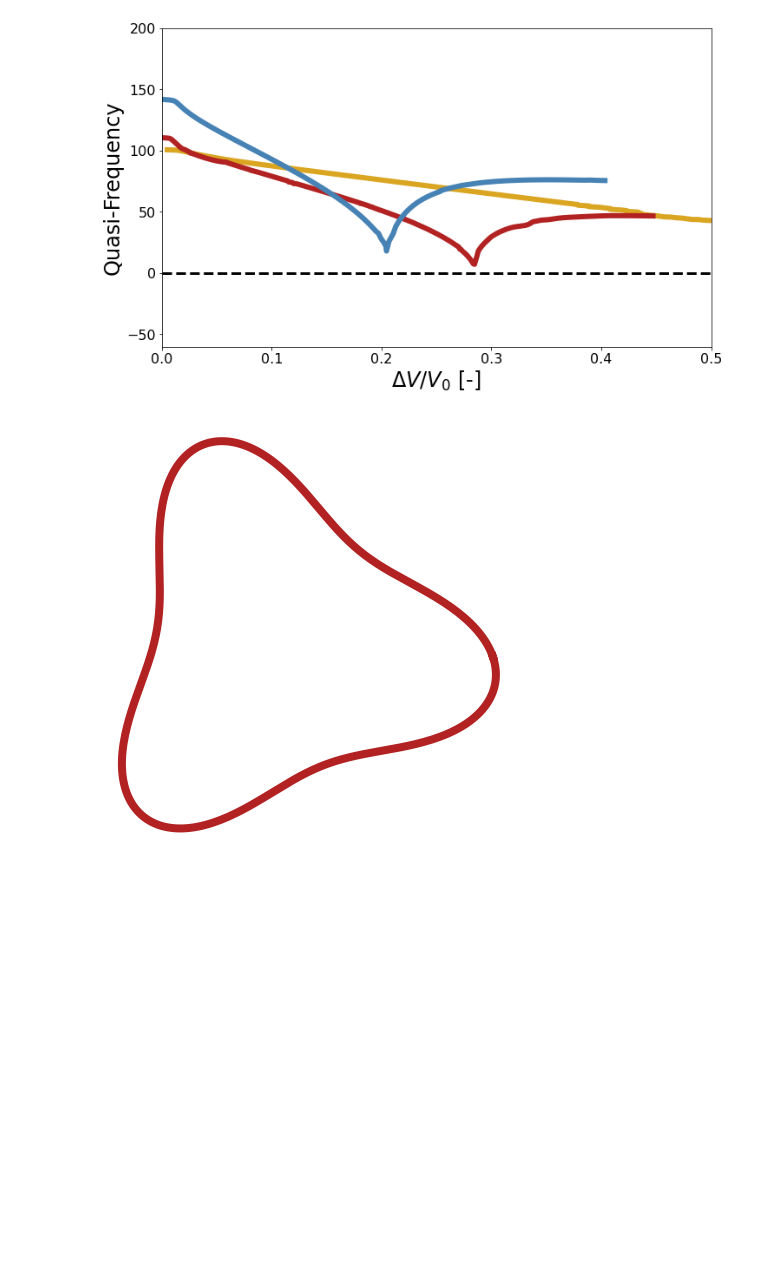
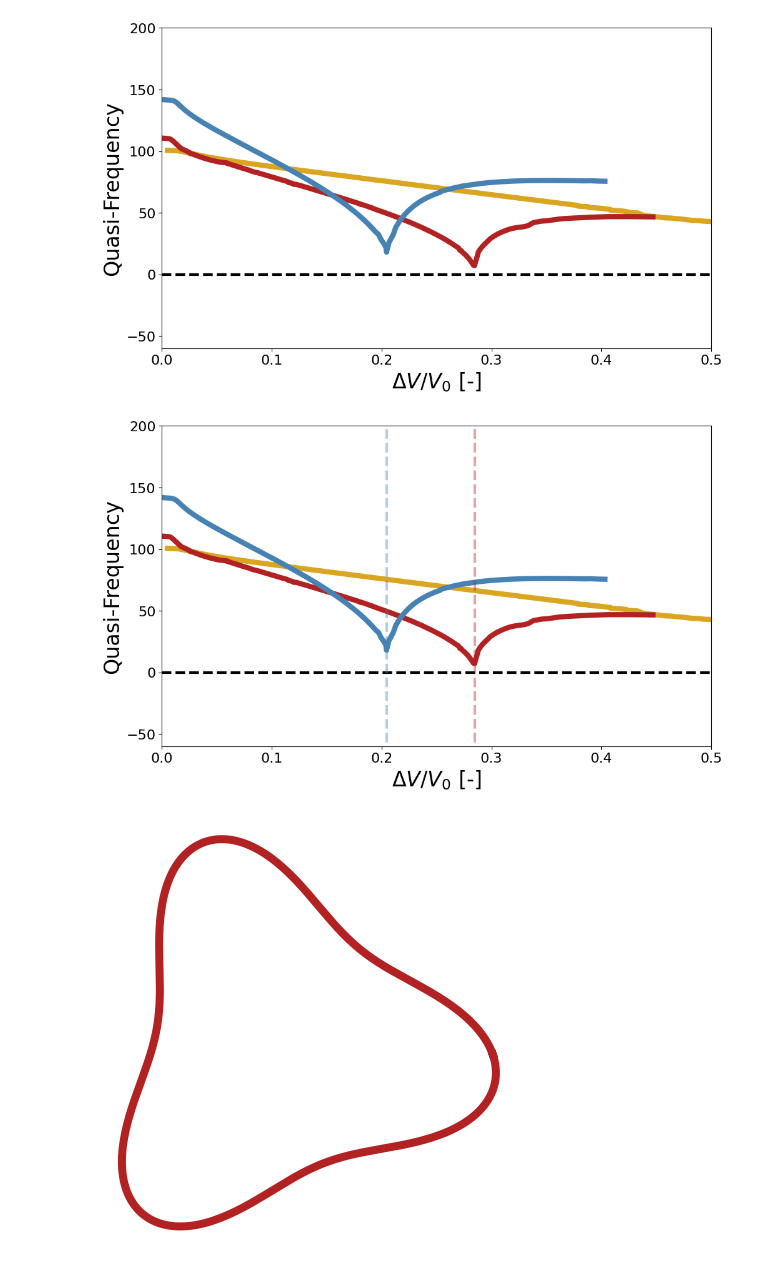
Before and after one commit to bertoldi-collab/buckling-cylinders, a Jupyter notebook: figure_making_ses.ipynb, the cells around one changed output. Drawn from its saved outputs; the diff is of its cells as text; code cells hidden in the pictures; blank space fills up the shorter version.

```diff
--- a/figure_making_ses.ipynb
+++ b/figure_making_ses.ipynb
@@ -636,6 +636,33 @@ improve_plot(ax, xlabel = '$\Delta V/V_0$ [-]', ylabel = 'Quasi-Frequency', ylim
 fig.savefig(f'{folder_out}/freq_twist_only_all.png', dpi = 300)
 # %% [output]
 [figure]
+# %%
+'current freq plots 1x1 4folds'
+fig, ax = plt.subplots(figsize = (10, 6), constrained_layout = True, sharey = True)
+
+ax.hlines(0,0,0.5, 'k', '--', linewidth = linewidth_all)
+
+# plot_freq(ax, 4)
+
+#twisting 2
+plot_highlighted_mode_piecewise(ax, 2, [0,1], [[4,4]], [2], [1], [-1])
+
+#twisting 3
+min_3loc = plot_highlighted_mode_piecewise(ax, 3, [0,1], [[2,2], [5,5], [3,3], [1,1]], [20, 2, 4, 2], [1, 4, 2, 1], [-320, -190, -145, -1], vert_line = False)
+
+#twisting 4:
+min_4loc = plot_highlighted_mode_piecewise(ax, 4, [0,1], [[2,2], [0,2]], [4,2], [1,1], [-109, -1], vert_line = False)
+
+
+
+improve_plot(ax, xlabel = '$\Delta V/V_0$ [-]', ylabel = 'Quasi-Frequency', ylim_top = 200, ylim_bottom = -60, xlim_left = 0, xlim_right = 0.5)
+
+plot_vert_line(ax, min_3loc, alpha = 0.4, color = color_3folds)
+plot_vert_line(ax, min_4loc, alpha = 0.4, color = color_4folds)
+
+fig.savefig(f'{folder_out}/freq_twist_only_all_vert_lines.png', dpi = 300)
+# %% [output]
+[figure, added]
 # %%
 x_plot, y_plot = np.loadtxt('data_out/sim-long-4folds-210_coord_lin_mode.txt', unpack = True)
 x_plot = np.append(x_plot, x_plot[0])
```
Also changed, not shown: 4 other files.
